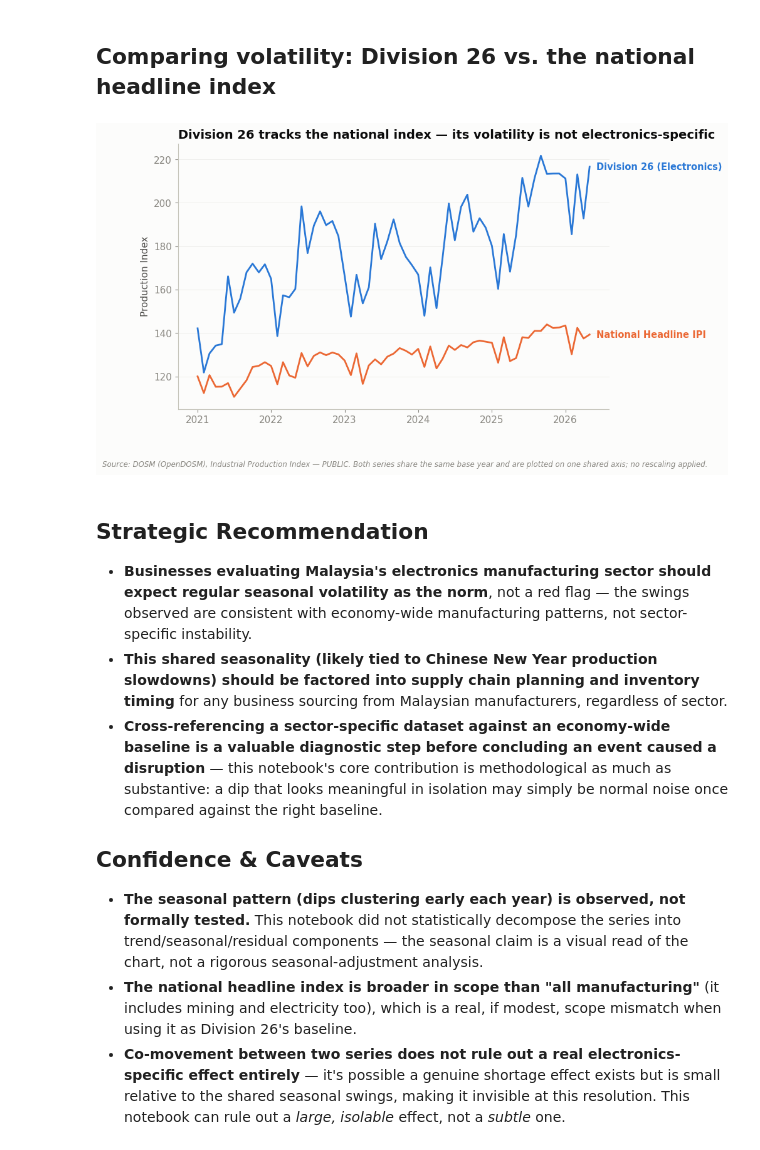
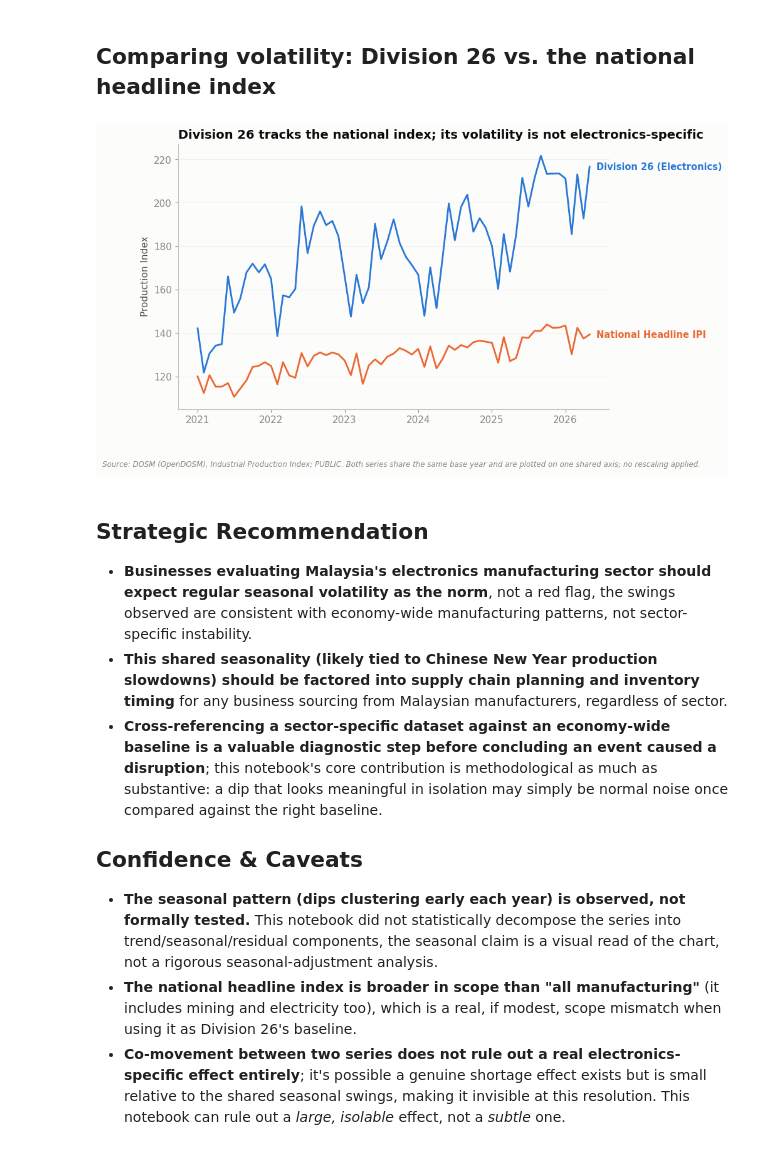
Before and after one commit to ooi-darren/malaysia-semiconductor-shortage-impact, a Jupyter notebook: notebooks/02-electronics-vs-economywide-manufacturing-volatility.ipynb, the cells around one changed output. Saved outputs shown, nothing was run; the diff lists cells and outputs as text; code cells hidden in the pictures.

```diff
--- a/notebooks/02-electronics-vs-economywide-manufacturing-volatility.ipynb
+++ b/notebooks/02-electronics-vs-economywide-manufacturing-volatility.ipynb
@@ -87,30 +87,30 @@ def end_label(ax, x, y, text, color, weight='semibold', va='center', offset=8):
 # %%
 fig, ax = plt.subplots(figsize=(10.5, 5.5))
 ax.plot(div26['date'], div26['index'], linewidth=2, color=ACCENT_1)
 ax.plot(headline['date'], headline['index'], linewidth=2, color=ACCENT_2)
 
 end_label(ax, div26['date'].iloc[-1], div26['index'].iloc[-1], 'Division 26 (Electronics)', ACCENT_1, weight='bold')
 end_label(ax, headline['date'].iloc[-1], headline['index'].iloc[-1], 'National Headline IPI', ACCENT_2, weight='bold')
 
-ax.set_title('Division 26 tracks the national index — its volatility is not electronics-specific', loc='left')
+ax.set_title('Division 26 tracks the national index; its volatility is not electronics-specific', loc='left')
 ax.set_ylabel('Production Index')
 ax.set_xlabel('')
 fig.subplots_adjust(right=0.78)
 
-add_source(ax.figure, 'Source: DOSM (OpenDOSM), Industrial Production Index — PUBLIC. Both series share the '
+add_source(ax.figure, 'Source: DOSM (OpenDOSM), Industrial Production Index; PUBLIC. Both series share the '
                        'same base year and are plotted on one shared axis; no rescaling applied.')
 plt.show()
 # %% [output]
-[figure, old version]
+[figure, new version]
 # %% [markdown]
 ## Strategic Recommendation
 
-- **Businesses evaluating Malaysia's electronics manufacturing sector should expect regular seasonal volatility as the norm**, not a red flag — the swings observed are consistent with economy-wide manufacturing patterns, not sector-specific instability.
+- **Businesses evaluating Malaysia's electronics manufacturing sector should expect regular seasonal volatility as the norm**, not a red flag, the swings observed are consistent with economy-wide manufacturing patterns, not sector-specific instability.
 - **This shared seasonality (likely tied to Chinese New Year production slowdowns) should be factored into supply chain planning and inventory timing** for any business sourcing from Malaysian manufacturers, regardless of sector.
-- **Cross-referencing a sector-specific dataset against an economy-wide baseline is a valuable diagnostic step before concluding an event caused a disruption** — this notebook's core contribution is methodological as much as substantive: a dip that looks meaningful in isolation may simply be normal noise once compared against the right baseline.
+- **Cross-referencing a sector-specific dataset against an economy-wide baseline is a valuable diagnostic step before concluding an event caused a disruption**; this notebook's core contribution is methodological as much as substantive: a dip that looks meaningful in isolation may simply be normal noise once compared against the right baseline.
 
 ## Confidence & Caveats
 
-- **The seasonal pattern (dips clustering early each year) is observed, not formally tested.** This notebook did not statistically decompose the series into trend/seasonal/residual components — the seasonal claim is a visual read of the chart, not a rigorous seasonal-adjustment analysis.
+- **The seasonal pattern (dips clustering early each year) is observed, not formally tested.** This notebook did not statistically decompose the series into trend/seasonal/residual components, the seasonal claim is a visual read of the chart, not a rigorous seasonal-adjustment analysis.
 - **The national headline index is broader in scope than "all manufacturing"** (it includes mining and electricity too), which is a real, if modest, scope mismatch when using it as Division 26's baseline.
-- **Co-movement between two series does not rule out a real electronics-specific effect entirely** — it's possible a genuine shortage effect exists but is small relative to the shared seasonal swings, making it invisible at this resolution. This notebook can rule out a *large, isolable* effect, not a *subtle* one.
+- **Co-movement between two series does not rule out a real electronics-specific effect entirely**; it's possible a genuine shortage effect exists but is small relative to the shared seasonal swings, making it invisible at this resolution. This notebook can rule out a *large, isolable* effect, not a *subtle* one.
```
Also changed, not shown: parts of 3 cells of this notebook, 3 other files.
